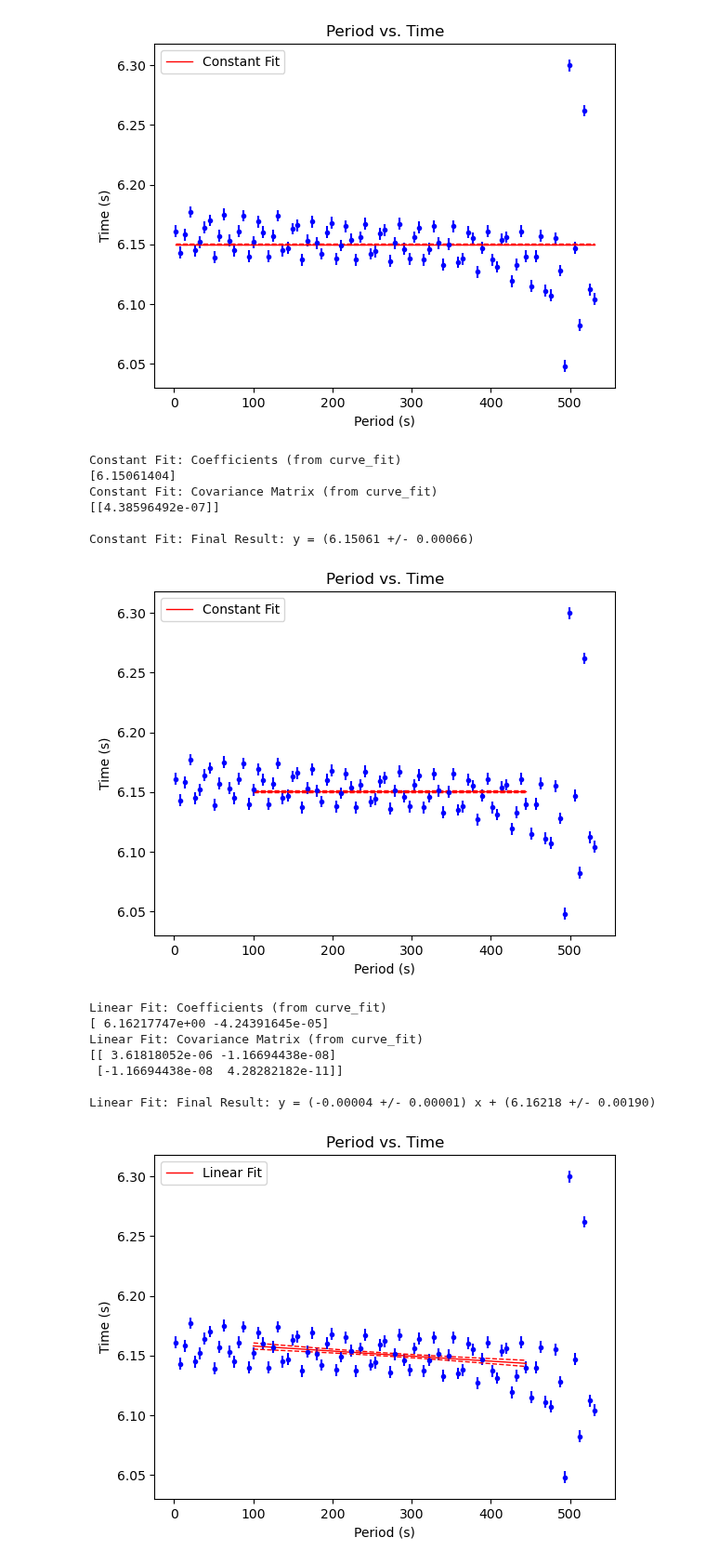
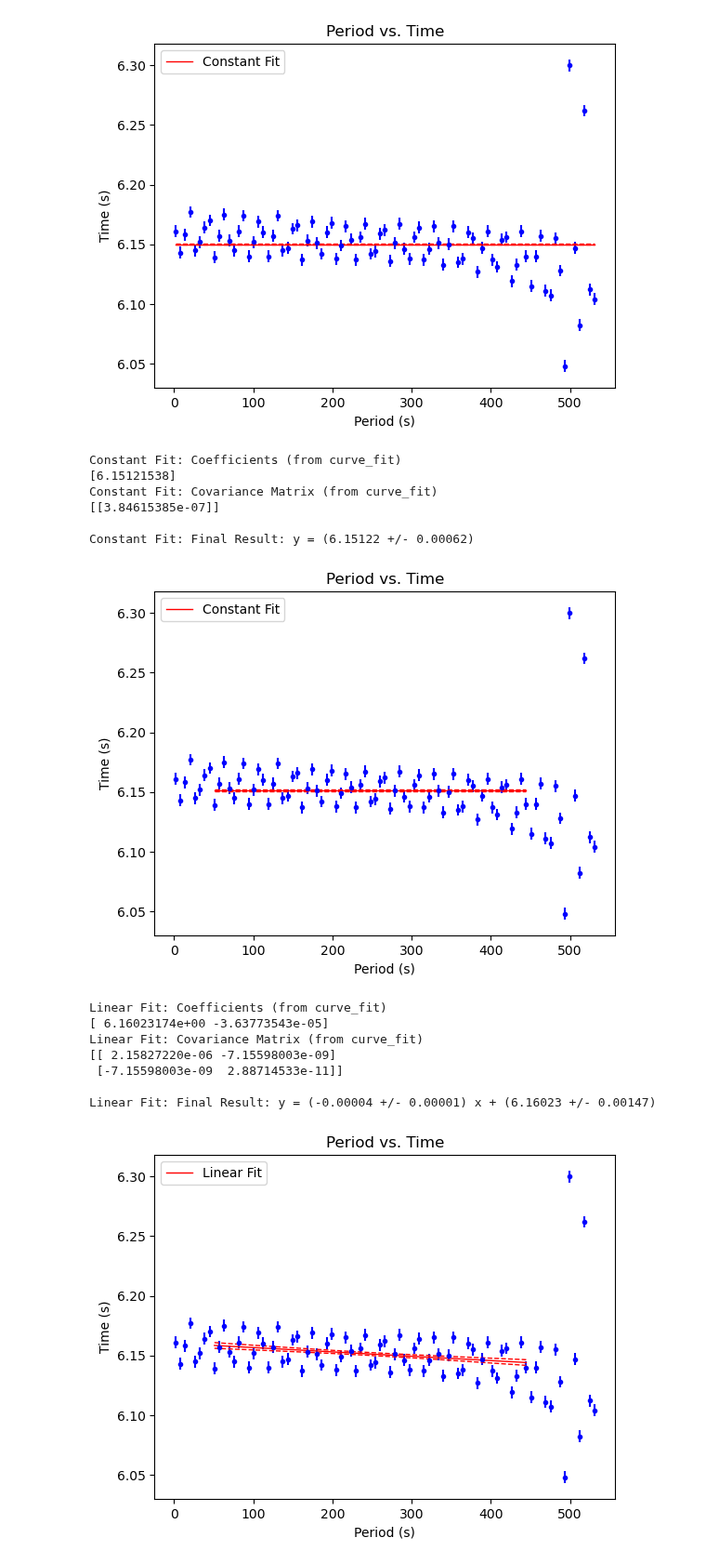
Before and after one commit to brash99/phys421, a Jupyter notebook: JupyterNotebooks/RegularPendulum/RegularPendulumAnalysis.ipynb, the cells around one changed output. Shown at 93% size. Cells and saved outputs as stored; diff of their text form; code cells hidden in the pictures.

```diff
--- a/JupyterNotebooks/RegularPendulum/RegularPendulumAnalysis.ipynb
+++ b/JupyterNotebooks/RegularPendulum/RegularPendulumAnalysis.ipynb
@@ -143,8 +143,8 @@ Constant Fit: Covariance Matrix (from curve_fit)
 Constant Fit: Final Result: y = (6.15020 +/- 0.00054)
 [figure]
 # %%
-# Same as the previous cell, but with a reduced range of times, to remove the first 100 seconds
-# from the fit.
+# Same as the previous cell, but with a reduced range of times, to remove the first 50 seconds
+# from the fit, and the last 50 seconds or so.
 
 plt.errorbar(xi,yi,sigmai,sigmax,'b.')
 
@@ -153,7 +153,7 @@ plt.xlabel('Period (s)')
 plt.title('Period vs. Time')
 
 # Takes the x and y values to make a trendline
-intercept2, dintercept2 = p201.constant_fit_plot_errors(xi,yi,sigmai,plt,100.0,450.0)
+intercept2, dintercept2 = p201.constant_fit_plot_errors(xi,yi,sigmai,plt,50.0,450.0)
 
 # Adds the legend to the plot
 plt.legend()
@@ -162,35 +162,35 @@ plt.legend()
 plt.show()
 # %% [output]
 Constant Fit: Coefficients (from curve_fit)
-[6.15061404]
+[6.15121538]
 Constant Fit: Covariance Matrix (from curve_fit)
-[[4.38596492e-07]]
+[[3.84615385e-07]]
 
-Constant Fit: Final Result: y = (6.15061 +/- 0.00066)
+Constant Fit: Final Result: y = (6.15122 +/- 0.00062)
-[figure, old version]
+[figure, new version]
 # %%
 # Same as the previous cell, but with a linear fit, instead of a constant fit.
 
 plt.errorbar(xi,yi,sigmai,sigmax,'b.')
 
 plt.ylabel('Time (s)')
 plt.xlabel('Period (s)')
 plt.title('Period vs. Time')
 
 # Takes the x and y values to make a trendline
-intercept3, slope3, dintercept3, dslope3 = p201.linear_fit_plot_errors(xi,yi,sigmai,plt,100.0,450.0)
+intercept3, slope3, dintercept3, dslope3 = p201.linear_fit_plot_errors(xi,yi,sigmai,plt,50.0,450.0)
 
 # Adds the legend to the plot
 plt.legend()
 
 # Displays the plot
 plt.show()
 # %% [output]
 Linear Fit: Coefficients (from curve_fit)
-[ 6.16217747e+00 -4.24391645e-05]
+[ 6.16023174e+00 -3.63773543e-05]
 Linear Fit: Covariance Matrix (from curve_fit)
-[[ 3.61818052e-06 -1.16694438e-08]
- [-1.16694438e-08  4.28282182e-11]]
+[[ 2.15827220e-06 -7.15598003e-09]
+ [-7.15598003e-09  2.88714533e-11]]
 
-Linear Fit: Final Result: y = (-0.00004 +/- 0.00001) x + (6.16218 +/- 0.00190)
+Linear Fit: Final Result: y = (-0.00004 +/- 0.00001) x + (6.16023 +/- 0.00147)
-[figure, old version]
+[figure, new version]
```
